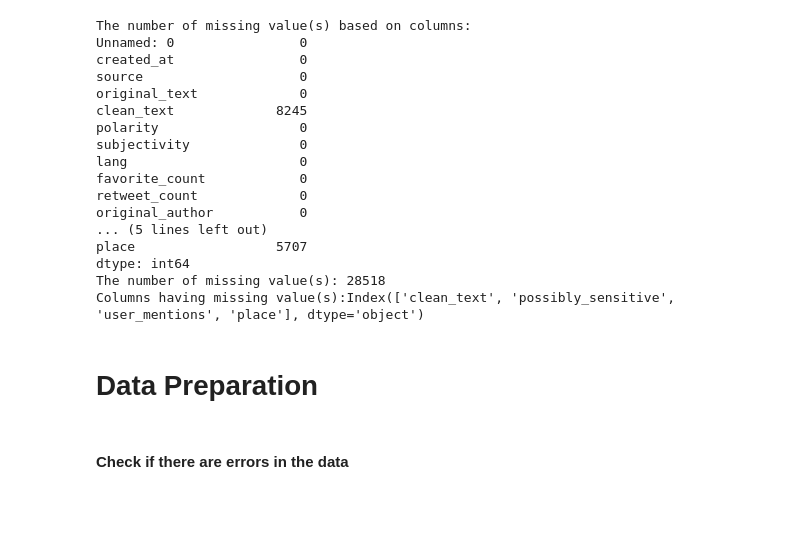
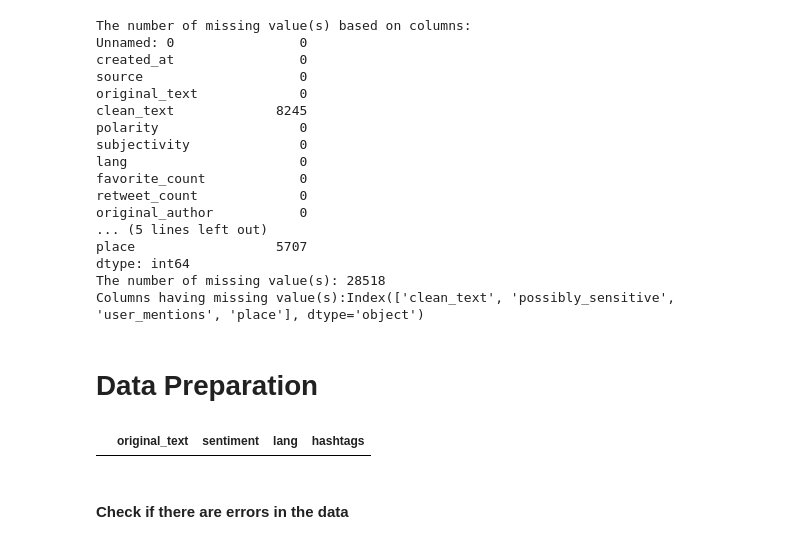
Before and after one commit to Abel-Blue/Twitter-Data-Analysis, a Jupyter notebook: Notebooks/EDA-Twitter.ipynb, the cells around one changed output. Drawn from its saved outputs; the diff is of its cells as text; code cells hidden in the pictures; blank space fills up the shorter version.

Commit message:
choosing which data is neccessary for our model

```diff
--- a/Notebooks/EDA-Twitter.ipynb
+++ b/Notebooks/EDA-Twitter.ipynb
@@ -89,3 +96,14 @@ Columns having missing value(s):Index(['clean_text', 'possibly_sensitive', 'user
+# %%
+tweets = pd.DataFrame(columns=['original_text','sentiment','lang','hashtags'])
+
+tweets_df['original_text'] =  tweets['original_text'].to_list()
+tweets_df['sentiment'] =  tweets['sentiment'].to_list()
+tweets_df['lang'] = tweets['lang'].to_list()
+tweets_df['hashtags'] = tweets['hashtags'].to_list()
+
+tweets_df.head()
+# %% [output]
+|  | original_text | sentiment | lang | hashtags |
 # %% [markdown]
 #### Check if there are errors in the data
 # %%
```
Also changed, not shown: parts of 3 cells of this notebook.
